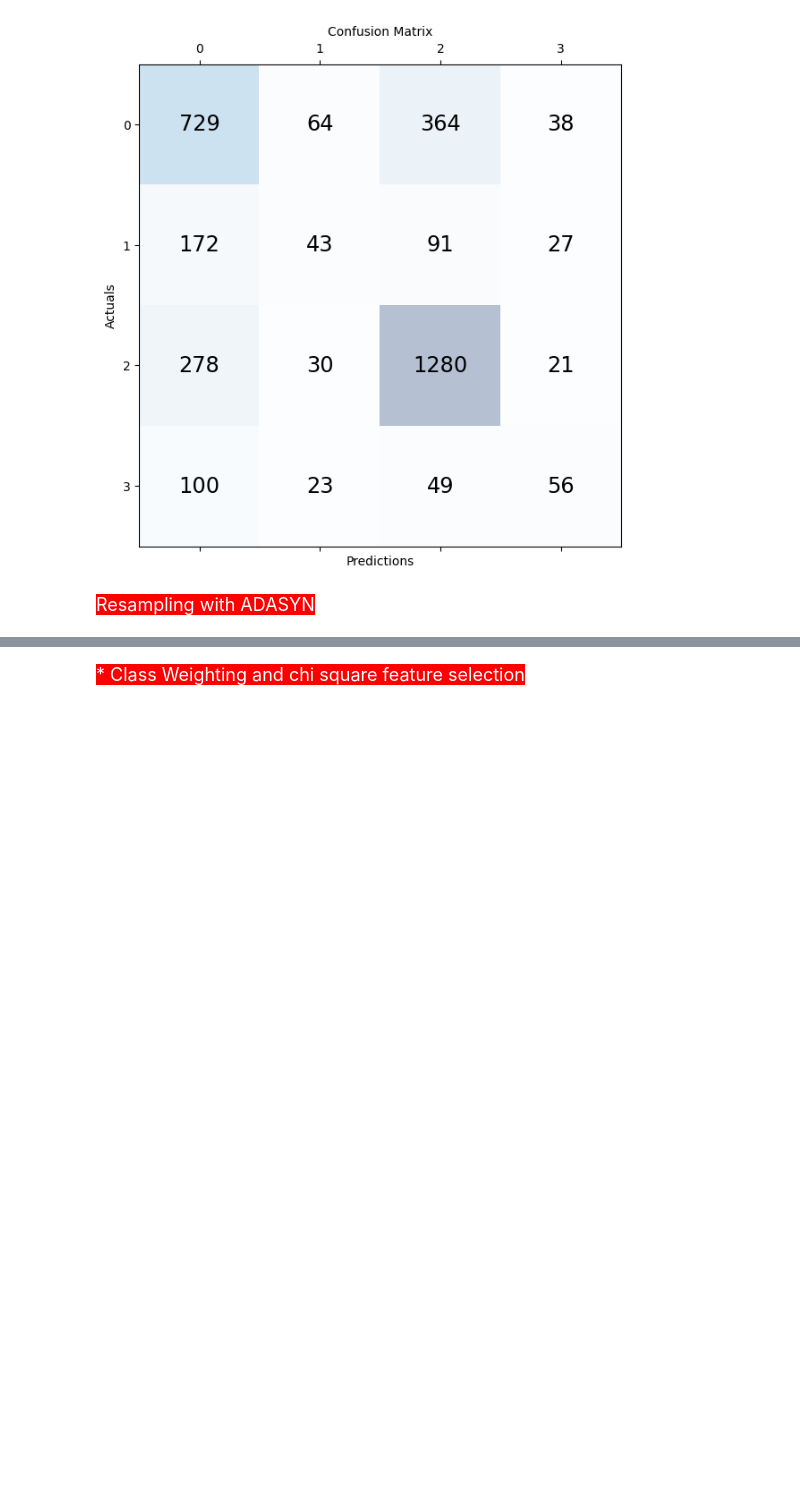
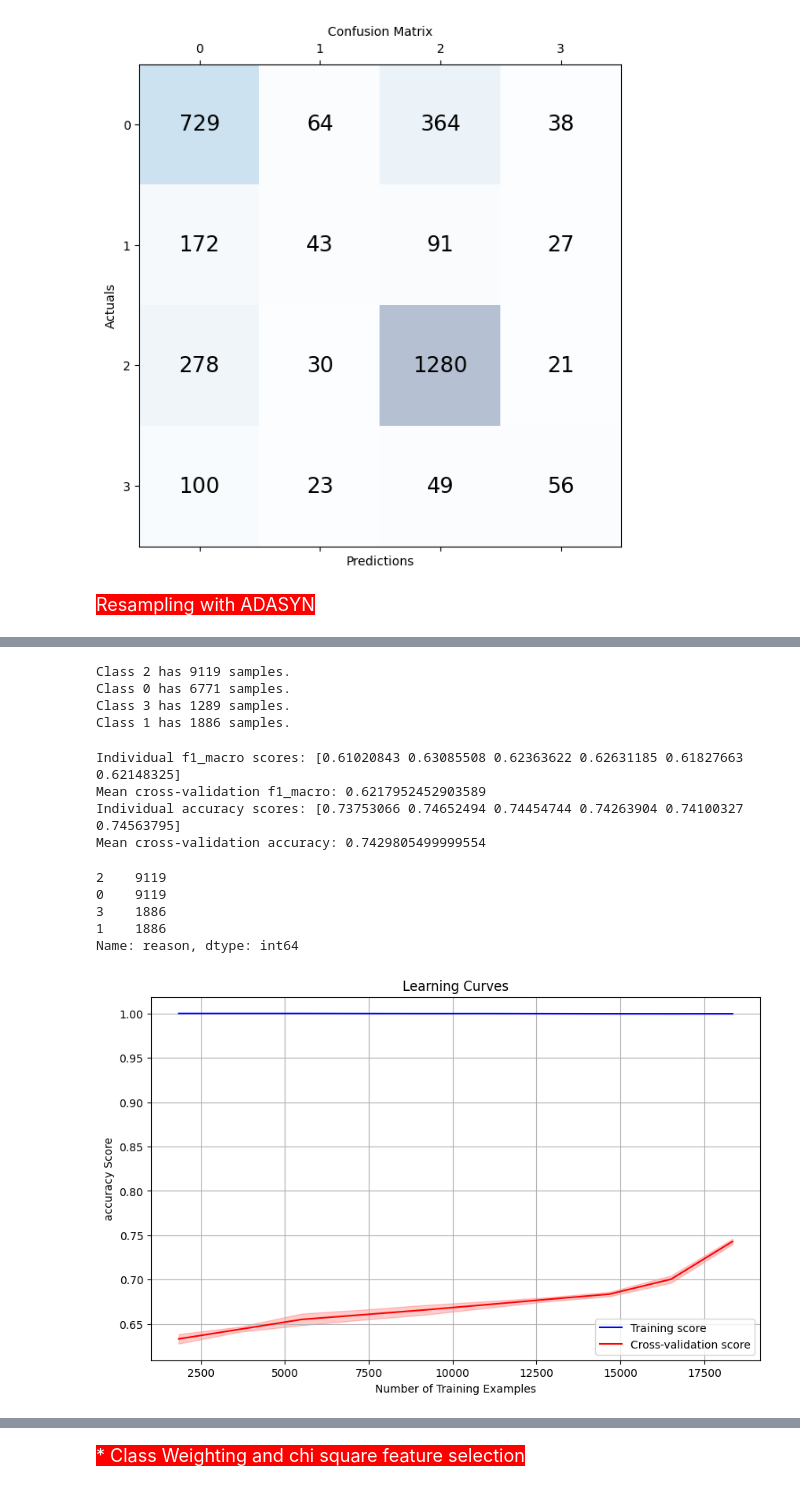
Before and after one commit to beatrizarc/product_complaints, a Jupyter notebook: notebooks/10- LinearSVC tf-idf optimization.ipynb, the cells around one changed output, grey strips where cells are left out. Cells and saved outputs as stored; diff of their text form; code cells hidden in the pictures; blank space fills up the shorter version.

```diff
--- a/notebooks/10- LinearSVC tf-idf optimization.ipynb
+++ b/notebooks/10- LinearSVC tf-idf optimization.ipynb
@@ -1064,0 +1059,50 @@ print('\n')
+# %%
+from collections import Counter
+for target, count in Counter(y_train_val).items():
+    print('Class {} has {} samples.'.format(target, count))
+# %% [output]
+Class 2 has 9119 samples.
+Class 0 has 6771 samples.
+Class 3 has 1289 samples.
+Class 1 has 1886 samples.
+# %%
+feature_set=['narrative_tfidf', 'tfidf_title']
+X_train_val_combined = X_train_val[feature_set].apply(lambda x: ' '.join(x.fillna('').astype(str)), axis=1)
+X_test_combined = X_test[feature_set].apply(lambda x: ' '.join(x.fillna('').astype(str)), axis=1)
+
+# Transform the features using TF-IDF
+vectorizer = TfidfVectorizer(ngram_range=(1, 3), max_df=0.95, min_df=2)
+X_train_val_combined_transformed = vectorizer.fit_transform(X_train_val_combined)
+X_test_combined_transformed = vectorizer.transform(X_test_combined)
+
+# Step 3: Initialize SMOTE and apply it only to the minority classes
+smote=SMOTE(random_state=42, sampling_strategy = {0: 9119, 2: 9119, 1: 1886, 3: 1886})
+X_train_balanced, y_train_balanced = smote.fit_resample(X_train_val_combined_transformed, y_train_val)
+# %%
+params={'penalty': 'l2', 'max_iter': 7000, 'loss': 'squared_hinge', 'dual': True, 'C': 10.0}
+# Create the LinearSVC model
+best_model = LinearSVC(random_state=42, **params)
+# Perform cross-validation for different metrics
+metrics = ['f1_macro', 'accuracy']
+for metric in metrics:
+    cv = StratifiedKFold(n_splits=6, shuffle=True, random_state=42)
+    scores = cross_val_score(best_model, X_train_balanced, y_train_balanced, cv=cv, scoring=metric, n_jobs=-1)
+    print("Individual {} scores:".format(metric), scores)
+    print("Mean cross-validation {}:".format(metric), scores.mean())
+# %% [output]
+Individual f1_macro scores: [0.61020843 0.63085508 0.62363622 0.62631185 0.61827663 0.62148325]
+Mean cross-validation f1_macro: 0.6217952452903589
+Individual accuracy scores: [0.73753066 0.74652494 0.74454744 0.74263904 0.74100327 0.74563795]
+Mean cross-validation accuracy: 0.7429805499999554
+# %%
+y_train_balanced.value_counts()
+# %% [output]
+2    9119
+0    9119
+3    1886
+1    1886
+Name: reason, dtype: int64
+# %%
+plot_learning_curve(best_model, X_train_balanced, y_train_balanced, 'accuracy')
+# %% [output]
+[figure, added]
```
Also changed, not shown: parts of 12 cells of this notebook.
